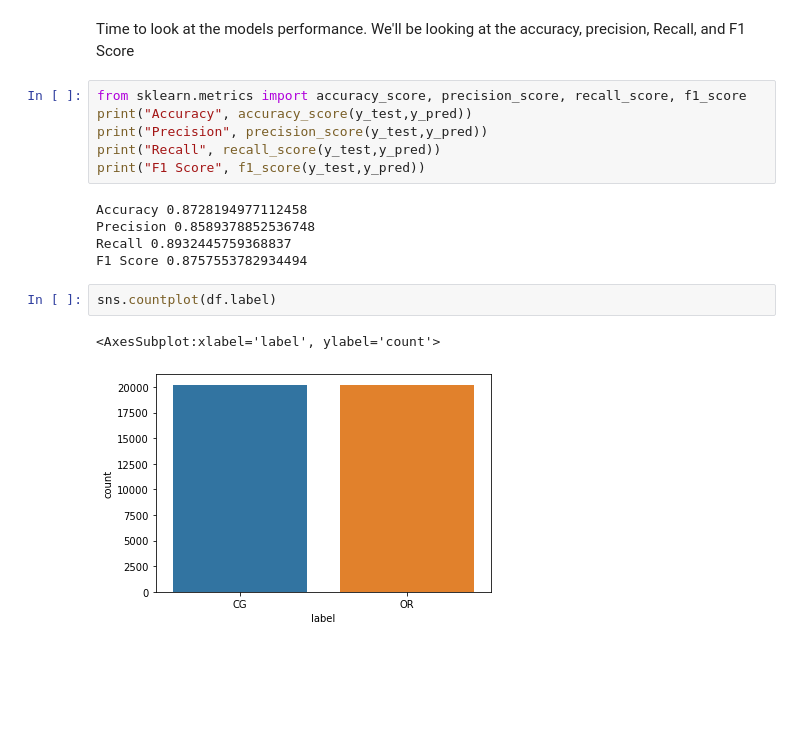
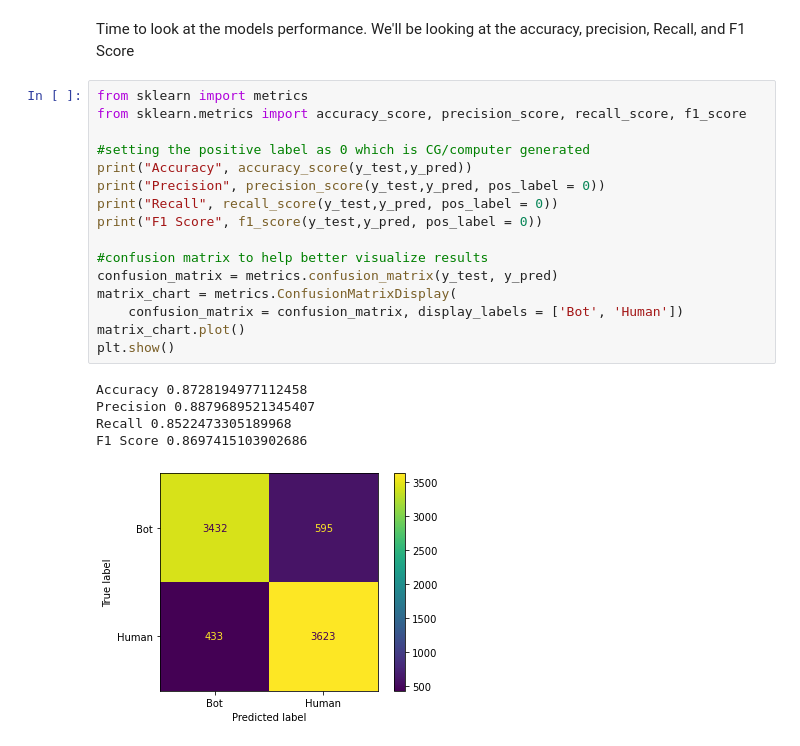
Before and after one commit to nkirbabas/AI_Academy_Capstone, a Jupyter notebook: AI Academy Capstone.ipynb, the cells around one changed output. Drawn from its saved outputs; the diff is of its cells as text; blank space fills up the shorter version.

Commit message:
rearranged notebook to flow better. Added first part of random forest model

```diff
--- a/AI Academy Capstone.ipynb
+++ b/AI Academy Capstone.ipynb
@@ -215,18 +229,24 @@ y_pred = clf.predict(X_test)
 # %% [markdown]
 Time to look at the models performance. We'll be looking at the accuracy, precision, Recall, and F1 Score
 # %%
+from sklearn import metrics
 from sklearn.metrics import accuracy_score, precision_score, recall_score, f1_score
+
+#setting the positive label as 0 which is CG/computer generated
 print("Accuracy", accuracy_score(y_test,y_pred))
-print("Precision", precision_score(y_test,y_pred))
-print("Recall", recall_score(y_test,y_pred))
-print("F1 Score", f1_score(y_test,y_pred))
+print("Precision", precision_score(y_test,y_pred, pos_label = 0))
+print("Recall", recall_score(y_test,y_pred, pos_label = 0))
+print("F1 Score", f1_score(y_test,y_pred, pos_label = 0))
+
+#confusion matrix to help better visualize results
+confusion_matrix = metrics.confusion_matrix(y_test, y_pred)
+matrix_chart = metrics.ConfusionMatrixDisplay(
+    confusion_matrix = confusion_matrix, display_labels = ['Bot', 'Human'])
+matrix_chart.plot()
+plt.show()
 # %% [output]
 Accuracy 0.8728194977112458
-Precision 0.8589378852536748
-Recall 0.8932445759368837
-F1 Score 0.8757553782934494
+Precision 0.8879689521345407
+Recall 0.8522473305189968
+F1 Score 0.8697415103902686
+[figure, added]
-# %%
-sns.countplot(df.label)
-# %% [output]
-<AxesSubplot:xlabel='label', ylabel='count'>
-[figure, removed]
```
Also changed, not shown: parts of 27 cells of this notebook.
